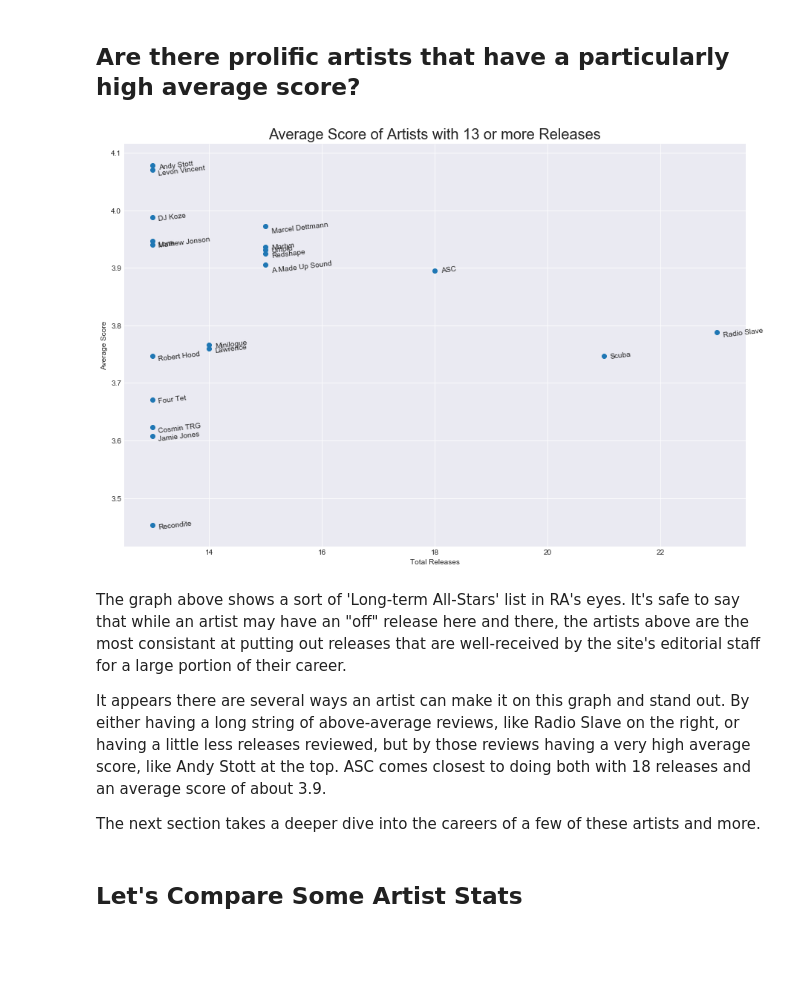
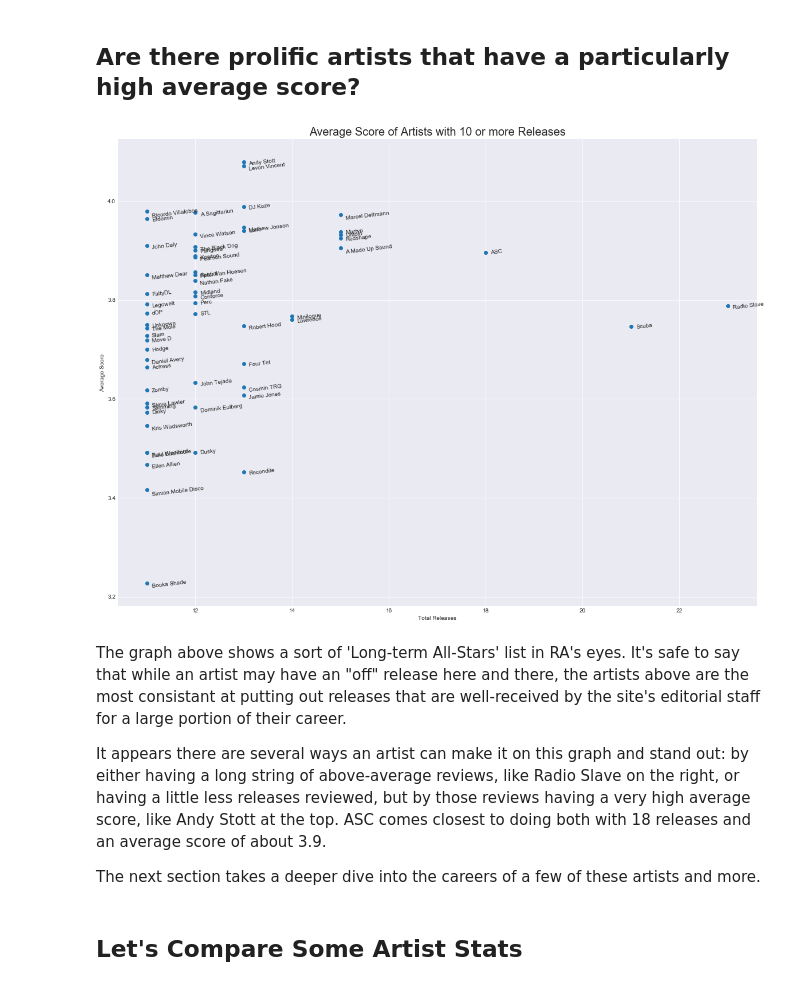
Before and after one commit to Sandy4321/RAReviewsData, a Jupyter notebook: RAanalysis.ipynb, the cells around one changed output. Saved outputs shown, nothing was run; the diff lists cells and outputs as text; code cells hidden in the pictures; blank space fills up the shorter version.

```diff
--- a/RAanalysis.ipynb
+++ b/RAanalysis.ipynb
@@ -149,41 +152,41 @@ artist_count.drop('Unknown Artist',inplace=True)
 
 
 #create list of artists with over 10 releases
-artists_over_ten_releases = list(artist_count[artist_count > 12].index)
+artists_over_ten_releases = list(artist_count[artist_count > 10].index)
 
 #compile average ratings for those artists
 artist_average = df[df['artist'].isin(artists_over_ten_releases)].groupby("artist").rating.mean()
 
 #merge them into the same dataframe
 artist_average = artist_average.to_frame().reset_index()
 artist_count = artist_count.to_frame().reset_index()
 top_artists_releases_ratings = pd.merge(artist_average,artist_count,how="inner",on="artist").set_index("artist")
 top_artists_releases_ratings.columns = ['Avg Rating',"Releases"]
 
 artists_list = list(top_artists_releases_ratings.index)
 
 
 sns.set_style("darkgrid")
-plt.figure(figsize=(15,10))
+plt.figure(figsize=(20,15))
 plt.scatter(top_artists_releases_ratings["Releases"],top_artists_releases_ratings["Avg Rating"])
 
 for i,txt in enumerate(artists_list):
             plt.annotate(str(artists_list[i]).decode('utf-8'),
                      (top_artists_releases_ratings["Releases"].iloc[i] + 0.1,
                       top_artists_releases_ratings["Avg Rating"].iloc[i]),
                      rotation=7,size=10
                     )
 
 plt.xlabel("Total Releases")
 plt.ylabel("Average Score")
-plt.title("Average Score of Artists with 13 or more Releases",size=20)
+plt.title("Average Score of Artists with 10 or more Releases",size=20)
 plt.show()
 # %% [output]
-[figure, old version]
+[figure, new version]
 # %% [markdown]
 The graph above shows a sort of 'Long-term All-Stars' list in RA's eyes. It's safe to say that while an artist may have an "off" release here and there, the artists above are the most consistant at putting out releases that are well-received by the site's editorial staff for a large portion of their career.
 
-It appears there are several ways an artist can make it on this graph and stand out. By either having a long string of above-average reviews, like Radio Slave on the right, or having a little less releases reviewed, but by those reviews having a very high average score, like Andy Stott at the top. ASC comes closest to doing both with 18 releases and an average score of about 3.9.
+It appears there are several ways an artist can make it on this graph and stand out: by either having a long string of above-average reviews, like Radio Slave on the right, or having a little less releases reviewed, but by those reviews having a very high average score, like Andy Stott at the top. ASC comes closest to doing both with 18 releases and an average score of about 3.9.
 
 The next section takes a deeper dive into the careers of a few of these artists and more.
 # %% [markdown]
```
Also changed, not shown: parts of 15 cells of this notebook, 2 other files.
